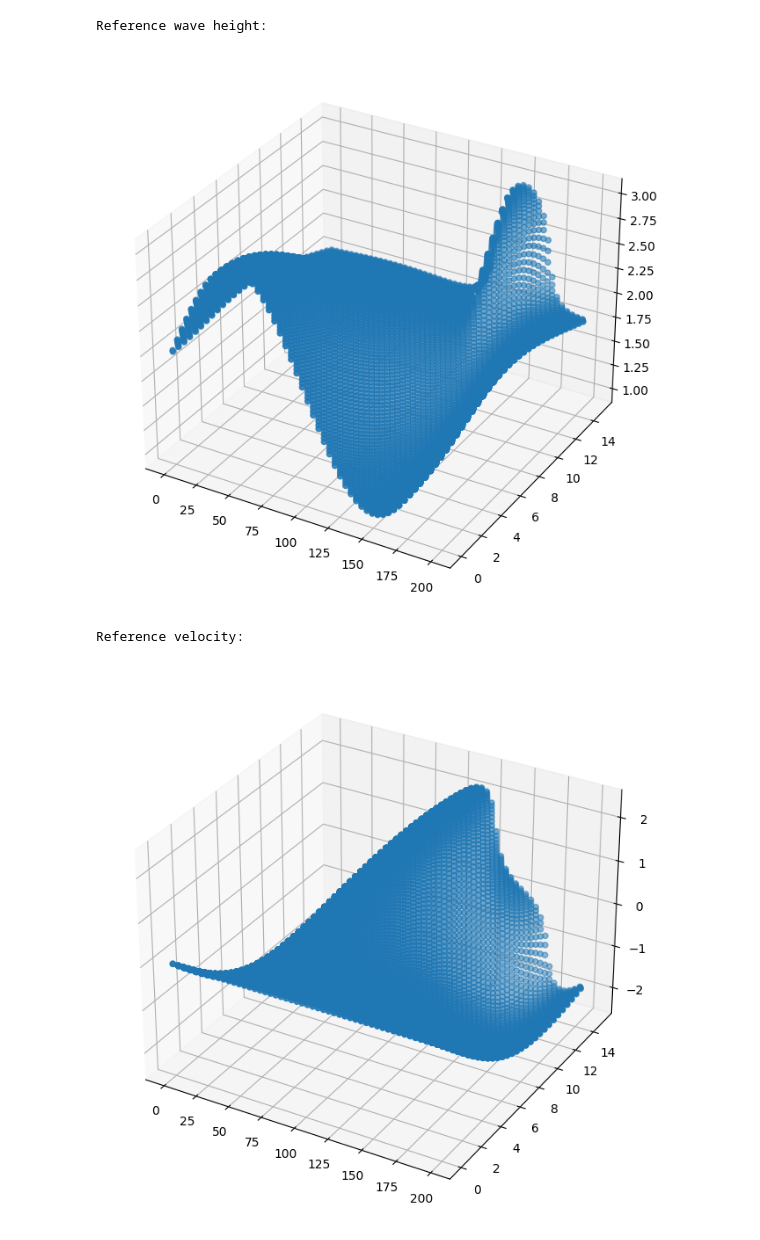
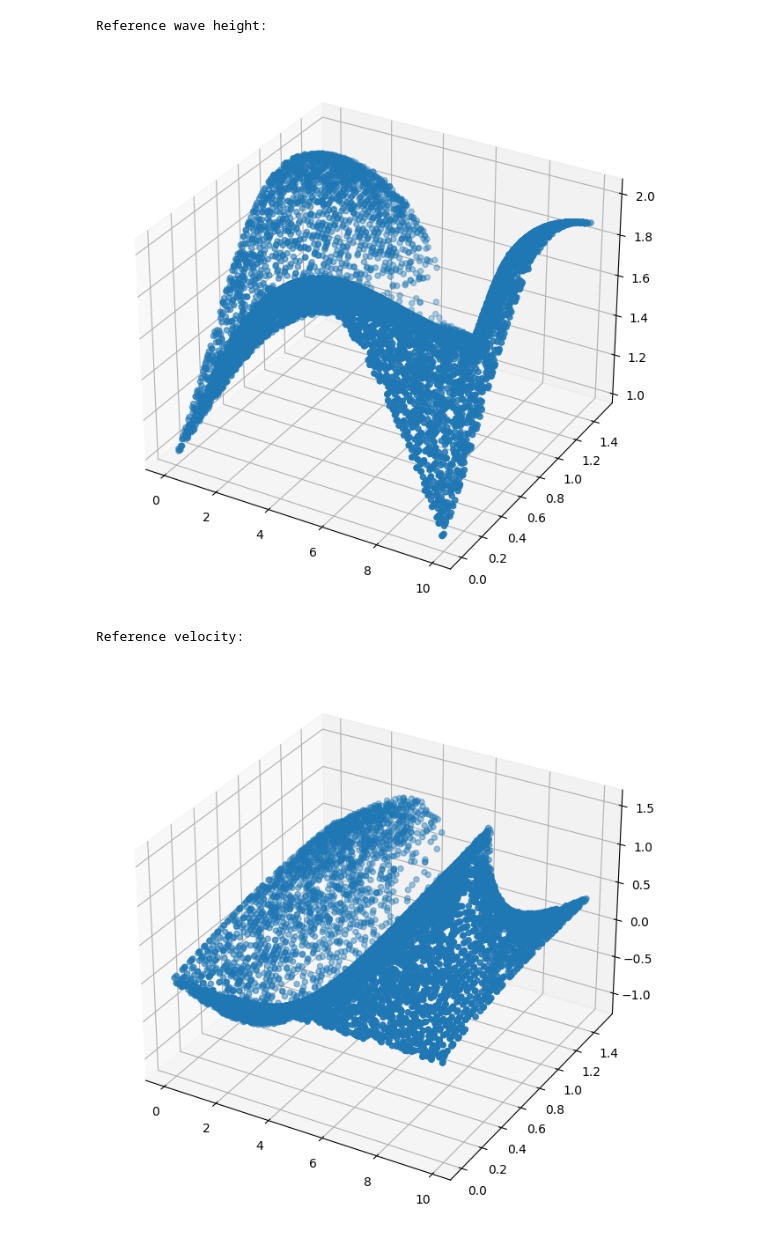
Before and after one commit to schrodingersket/uccs-coursework, a Jupyter notebook: 2023/spring/MATH6680_ScientificComputationII/ProjectReport/src/homogeneous_swe.ipynb, the cells around one changed output. Cells and saved outputs as stored; diff of their text form; code cells hidden in the pictures.

```diff
--- a/2023/spring/MATH6680_ScientificComputationII/ProjectReport/src/homogeneous_swe.ipynb
+++ b/2023/spring/MATH6680_ScientificComputationII/ProjectReport/src/homogeneous_swe.ipynb
@@ -20,11 +20,11 @@ from csv_utils import load_data, plot_point_cloud, PhysicalQuantity
 # Plot reference pseudospectral solution
 #
 print('Reference wave height:')
-plot_point_cloud(load_data(), quantity=PhysicalQuantity.HEIGHT)
+plot_point_cloud(load_data(sample_size=50000), quantity=PhysicalQuantity.HEIGHT)
 print('Reference velocity:')
-plot_point_cloud(load_data(), quantity=PhysicalQuantity.VELOCITY)
+plot_point_cloud(load_data(sample_size=50000), quantity=PhysicalQuantity.VELOCITY)
 print('Reference bathymetry:')
-plot_point_cloud(load_data(), quantity=PhysicalQuantity.BATHYMETRY)
+plot_point_cloud(load_data(sample_size=50000), quantity=PhysicalQuantity.BATHYMETRY)
 
 # Set random seed to 0 to allow for reproducable randomness in results
 #
@@ -37,21 +37,34 @@ dde.config.set_default_float('float32')
 
 # Generate domain
 #
-x_min, x_max = (0, 200)
-t_min, t_max = (0, 15)
+x_min, x_max = (0, 10)
+t_min, t_max = (0, 1.5)
 
 geom = dde.geometry.Interval(x_min, x_max)
 timedomain = dde.geometry.TimeDomain(t_min, t_max)
 geomtime = dde.geometry.GeometryXTime(geom, timedomain)
 
+# Domain boundary functions
+#
+def boundary_l(x, on_boundary):
+    return on_boundary and np.isclose(x[0], x_min)
+
+
+def boundary_r(x, on_boundary):
+    return on_boundary and np.isclose(x[0], x_max)
+
 # Point-set boundary condition for physical quantities of interest. In a real-world application, this might
 # correspond to measured data at specific collocation points.
 #
+all_measured_data = load_data()
 observed_measurement_data = load_data(100)  # Load 100 random "measurements"
 
 bc_h_obs = dde.icbc.PointSetBC(observed_measurement_data[:, 0:2], observed_measurement_data[:, 2:3], component=0)
 bc_v_obs = dde.icbc.PointSetBC(observed_measurement_data[:, 0:2], observed_measurement_data[:, 3:4], component=1)
+
+print(all_measured_data[0, 4:5])
 bc_alpha_obs = dde.icbc.PointSetBC(observed_measurement_data[:, 0:2], observed_measurement_data[:, 4:5], component=2)
+# bc_alpha_obs = dde.icbc.DirichletBC(geomtime, lambda x: all_measured_data[0, 4:5], lambda _, on_boundary: on_boundary, component=2)
 
 # Periodic boundary conditions for height and velocity, respectively
 #
@@ -66,38 +79,38 @@ bc_v_x = dde.icbc.PeriodicBC(geomtime, 0, lambda _, on_boundary: on_boundary, co
 # Initial condition for wave height
 #
 ic_h = dde.icbc.IC(
     geomtime,
-    lambda x: 2 + np.sin(x[:, 0:1] * np.pi / 100),
+    lambda omega: 1 + np.sin(omega[:, 0:1] * np.pi / 10),
     lambda _, on_initial: on_initial,
     component=0,
 )
 
 # Initial condition for wave velocity
 #
 ic_v = dde.icbc.IC(
     geomtime,
-    lambda x: 0,
+    lambda omega: omega[:, 0:1] * 0,
     lambda _, on_initial: on_initial,
     component=1,
 )
 
 # Solve system with specified BCs and ICs
 #
 swe_1d(geomtime, [
     ic_h,
     ic_v
 ], [
     bc_h,
     bc_v,
     bc_h_x,
     bc_v_x,
     bc_h_obs,
     bc_v_obs,
-#     bc_alpha_obs,
-], samples=load_data(1000), iterations=10000)
+    bc_alpha_obs,
+], samples=load_data(500), iterations=50000)
 # %% [output]
 Reference wave height:
-[figure, old version]
+[figure, new version]
 Reference velocity:
-[figure, old version]
+[figure, new version]
 Reference bathymetry:
```
Also changed, not shown: parts of 1 cell of this notebook, 18 other files.
